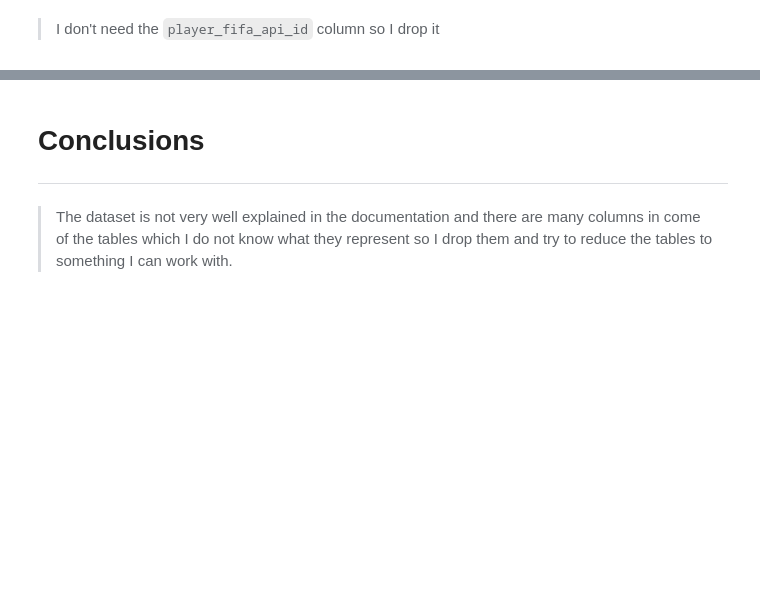
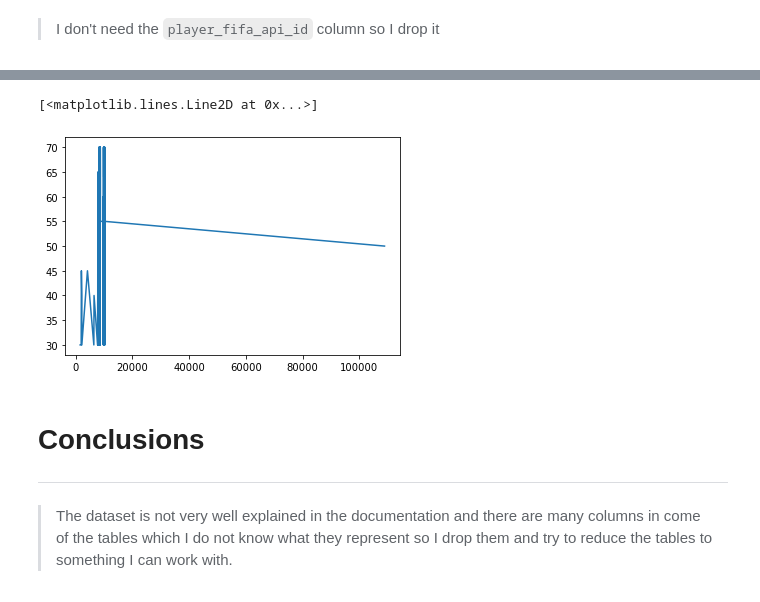
Before and after one commit to Cofucan/football_data_analysis, a Jupyter notebook: football_analysis.ipynb, the cells around one changed output, grey strips where cells are left out. Drawn from its saved outputs; the diff is of its cells as text; code cells hidden in the pictures; blank space fills up the shorter version.

```diff
--- a/football_analysis.ipynb
+++ b/football_analysis.ipynb
@@ -306,0 +544,3 @@ df_player_ed
+# %%
+# Dropping column
+df_team_attr.drop(columns=['team_fifa_api_id'], inplace=True)
@@ -306,0 +561,6 @@ df_player_ed
+# %%
+# Creating a column and extracting the year from the date column
+df_team_attr['year'] = df_team_attr['date'].apply(lambda x: x[0:4]).astype(int)
+
+# Confirming changes
+df_team_attr.head()
@@ -306,0 +601,8 @@ df_player_ed
+# %%
+year_10 = df_team_attr[df_team_attr.year == 2010]
+year_11 = df_team_attr[df_team_attr.year == 2011]
+year_12 = df_team_attr[df_team_attr.year == 2012]
+year_13 = df_team_attr[df_team_attr.year == 2013]
+year_14 = df_team_attr[df_team_attr.year == 2014]
+year_15 = df_team_attr[df_team_attr.year == 2015]
+year_10.head()
@@ -307,3 +617,9 @@ df_player_ed
+# %%
+tab = year_10.groupby(['team_api_id']).mean()
+plt.plot(tab['buildUpPlaySpeed'])
+# %% [output]
+[<matplotlib.lines.Line2D at 0x...>]
+[figure, added]
 # %% [markdown]
 # **Conclusions**
 
```
Also changed, not shown: parts of 63 cells of this notebook.
